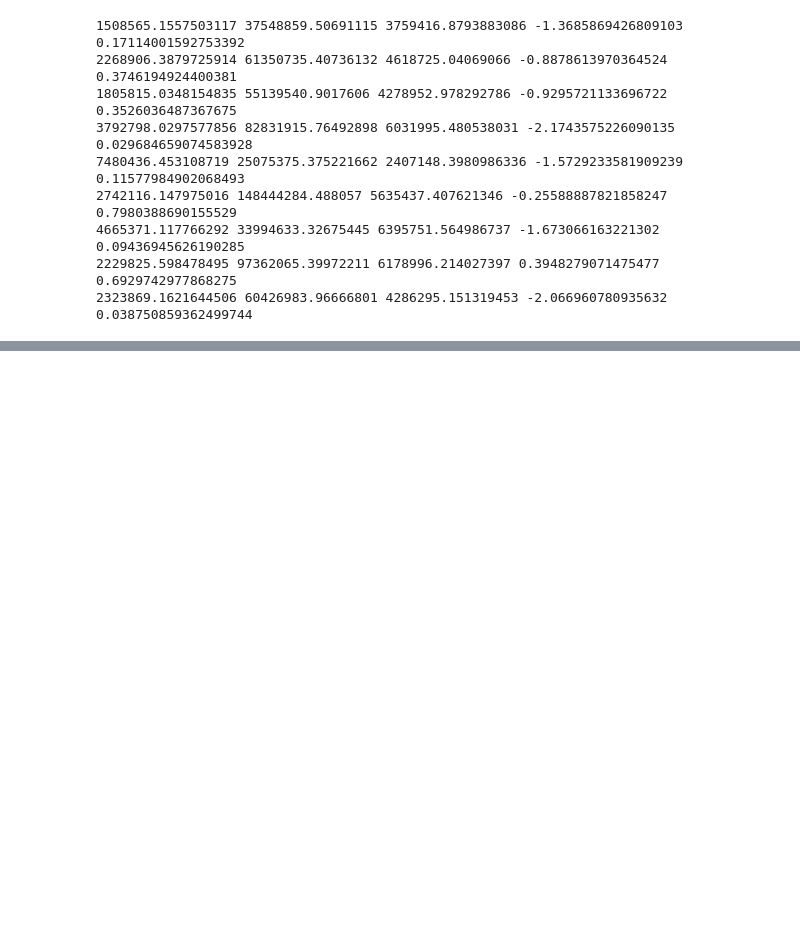
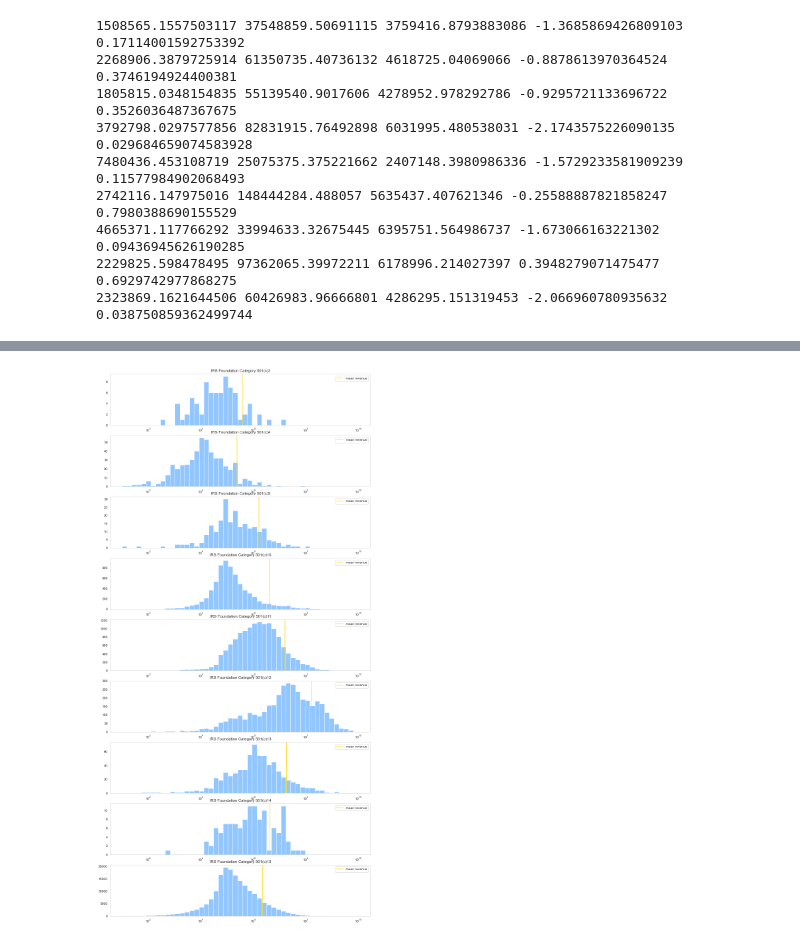
Before and after one commit to lesro/change_unlimited, a Jupyter notebook: notebooks/day3_eda_.ipynb, the cells around one changed output, grey strips where cells are left out. Cells and saved outputs as stored; diff of their text form; code cells hidden in the pictures; blank space fills up the shorter version.

```diff
--- a/notebooks/day3_eda_.ipynb
+++ b/notebooks/day3_eda_.ipynb
@@ -464,5 +519,5 @@ plt.savefig('../images/np_rev_dist.png');
 # %%
-fig, axs = plt.subplots(9,1, figsize=(14,40))
+fig, axs = plt.subplots(9,, figsize=(14,40))
 
 test_state_lst = ['TX','CA','FL', 'NY', 'OR','PA','DC', 'OH','IL']
 
@@ -534,0 +656,3 @@ for i in test_state_lst:
+# %%
+subsection = df[df.SUBSECTION == 3]
+subsection
@@ -534,0 +673,31 @@ for i in test_state_lst:
+# %%
+fig, axs = plt.subplots(9,1, figsize=(14,30))
+
+test_sub_lst = [3,4,9,10,11,12,13,14,15,17,18]
+
+for i, axs in zip(test_sub_lst, axs.flatten()):
+
+    scale = np.logspace(1,10)
+
+    foundation = subsection[subsection['FOUNDATION']==i]
+
+    x = foundation[foundation['REVENUE_AMT'] > 0]['REVENUE_AMT'].sort_values(ascending=False)
+
+    axs.hist(x,bins=scale)
+    axs.axvline(x.mean(), color='gold', label='mean revenue')
+    axs.set_title(f' IRS Foundation Category 501(c){i}', size=12)
+    axs.set_xscale('log')
+    axs.grid()
+    axs.legend()
+    fig.tight_layout
+#     fig.suptitle('Revenue Distribution by Top 9 States', y=0.93,
+#                  size='xx-large', weight='bold',
+#                  stretch='expanded')
+#     fig.text(0.5, 0.1, 'Revenue (log scale)', ha='center', va='center',
+#              size='xx-large', stretch='semi-expanded')
+#     fig.text(0.06, 0.5, 'Count', ha='center', va='center',
+#              rotation='vertical', size='xx-large',
+#              stretch='semi-expanded')
+#     plt.savefig('../images/state_rev_hist.png')
+# %% [output]
+[figure, added]
```
Also changed, not shown: parts of 7 cells of this notebook.
